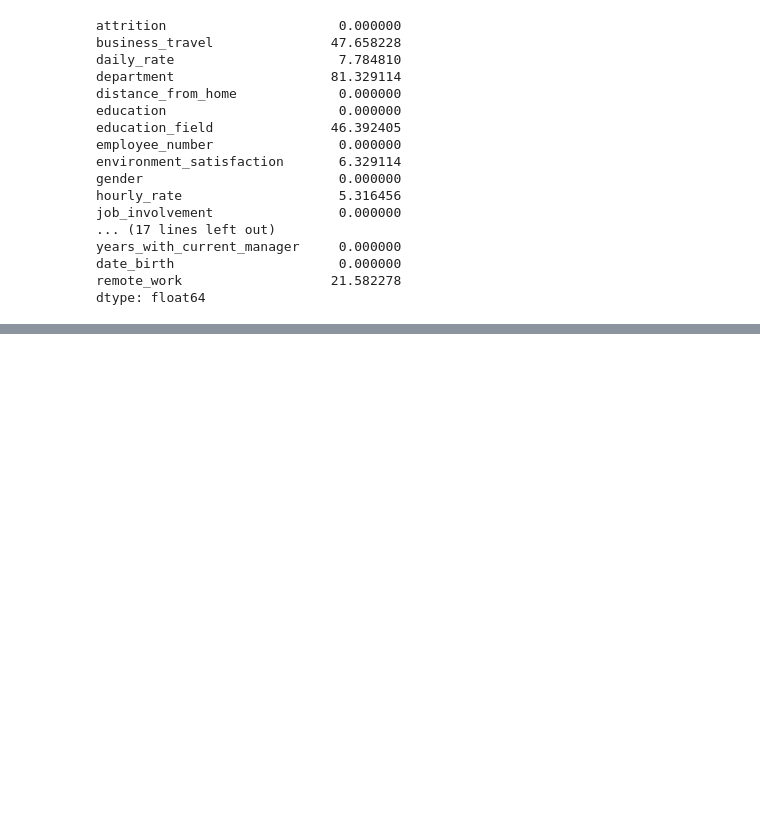
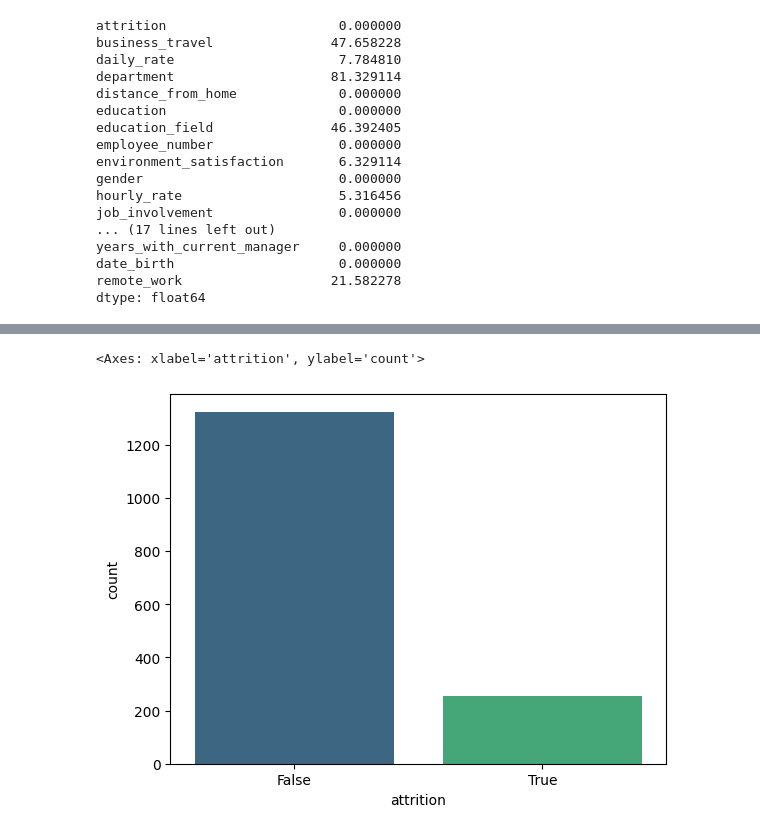
Before and after one commit to icorreald/proyecto-da-promo-G-modulo-3-team-3, a Jupyter notebook: notebooks-trabajo/isa.ipynb, the cells around one changed output, grey strips where cells are left out. Cells and saved outputs as stored; diff of their text form; code cells hidden in the pictures; blank space fills up the shorter version.

```diff
--- a/notebooks-trabajo/isa.ipynb
+++ b/notebooks-trabajo/isa.ipynb
@@ -687,0 +886,7 @@ economics.to_csv('../csv-archivos/economics.csv')
+# %%
+sns.countplot(x = "attrition",
+            data = df,
+            palette = "viridis")
+# %% [output]
+<Axes: xlabel='attrition', ylabel='count'>
+[figure, added]
```
Also changed, not shown: parts of 17 cells of this notebook, 5 other files.
